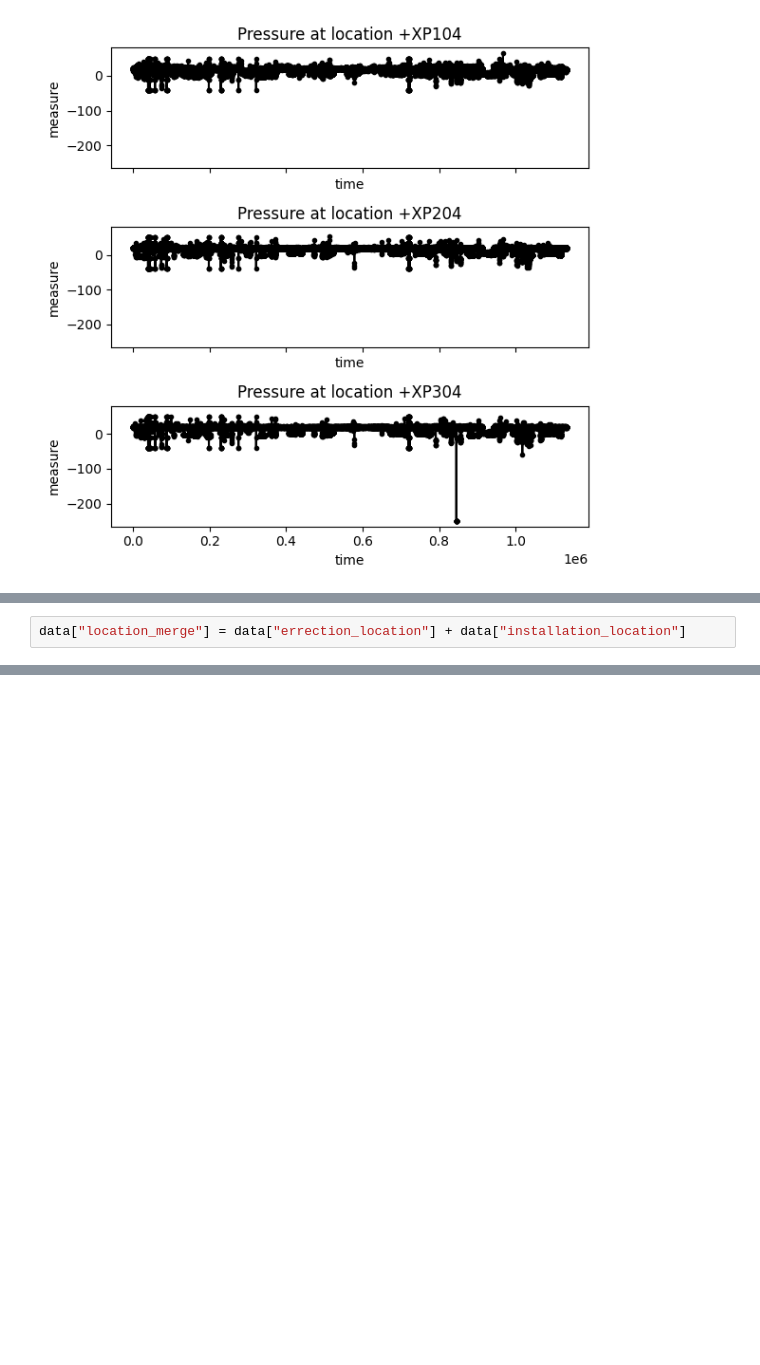
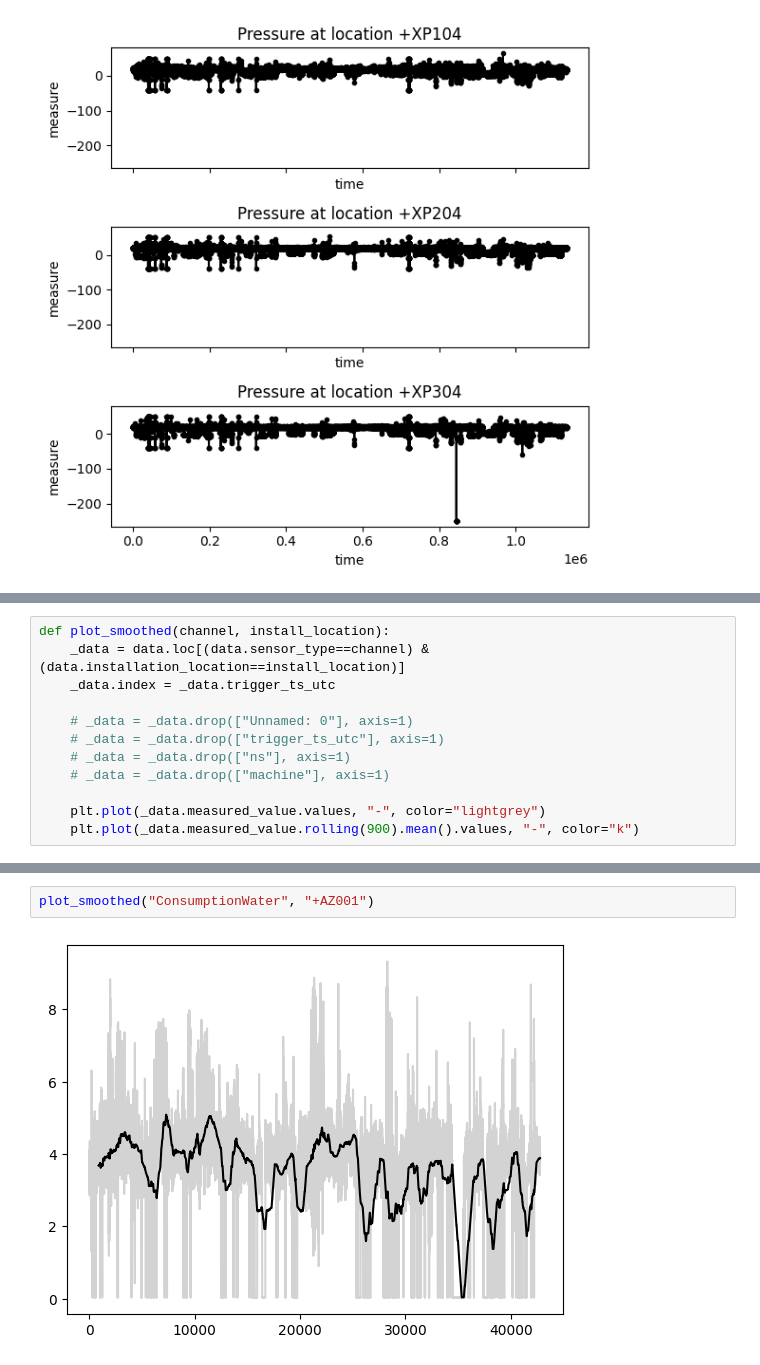
Before and after one commit to mckoh/dryroom-project, a Jupyter notebook: data_analysis.ipynb, the cells around one changed output, grey strips where cells are left out. Saved outputs shown, nothing was run; the diff lists cells and outputs as text; blank space fills up the shorter version.

```diff
--- a/data_analysis.ipynb
+++ b/data_analysis.ipynb
@@ -133,2 +107,0 @@ memory usage: 77.8+ MB
-# %%
-data["location_merge"] = data["errection_location"] + data["installation_location"]
@@ -197,0 +149,12 @@ for channel in data.sensor_type.unique():
+# %%
+def plot_smoothed(channel, install_location):
+    _data = data.loc[(data.sensor_type==channel) & (data.installation_location==install_location)]
+    _data.index = _data.trigger_ts_utc
+
+    # _data = _data.drop(["Unnamed: 0"], axis=1)
+    # _data = _data.drop(["trigger_ts_utc"], axis=1)
+    # _data = _data.drop(["ns"], axis=1)
+    # _data = _data.drop(["machine"], axis=1)
+
+    plt.plot(_data.measured_value.values, "-", color="lightgrey")
+    plt.plot(_data.measured_value.rolling(900).mean().values, "-", color="k")
@@ -197,0 +173,4 @@ for channel in data.sensor_type.unique():
+# %%
+plot_smoothed("ConsumptionWater", "+AZ001")
+# %% [output]
+[figure, added]
```
Also changed, not shown: parts of 8 cells of this notebook.
